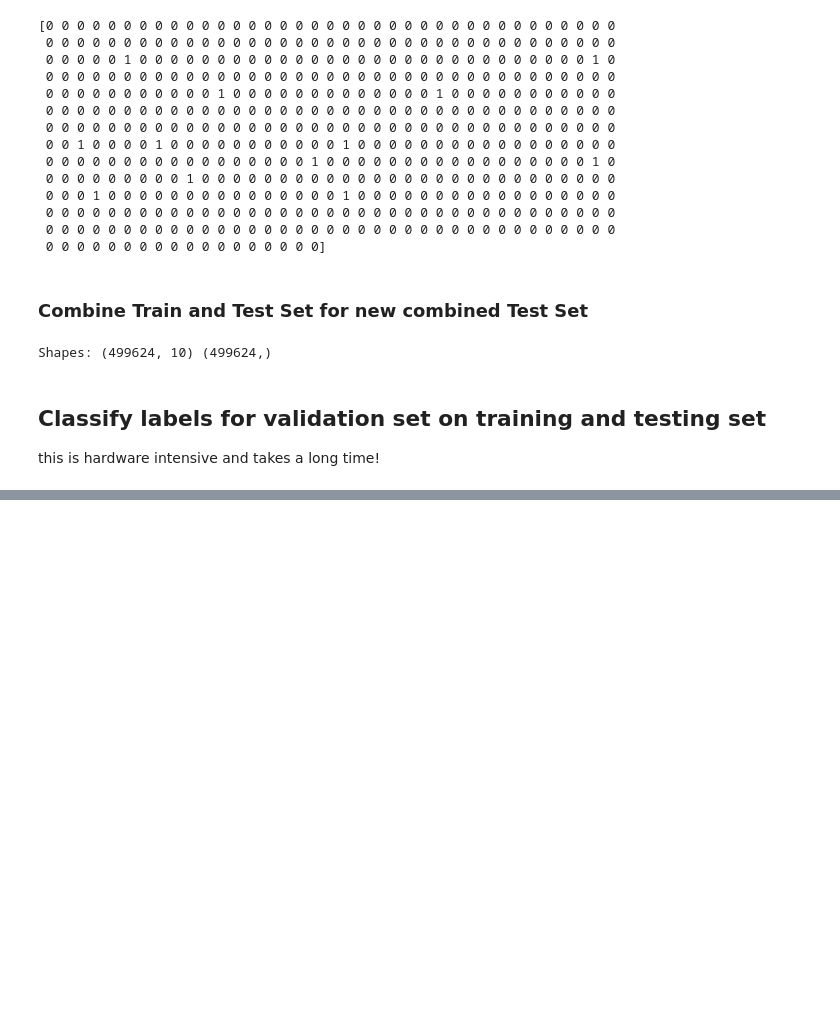
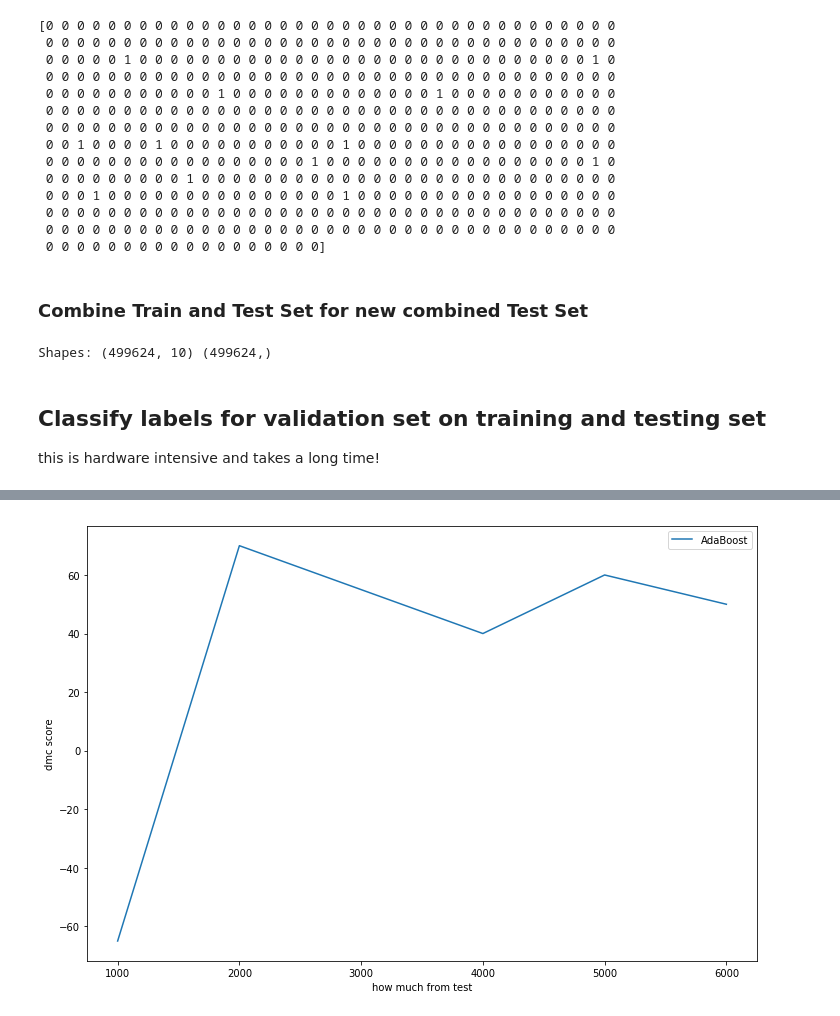
Before and after one commit to LackesLab/dmc2019, a Jupyter notebook: notebooks/semisupervised_learning_pseudo_labeling.ipynb, the cells around one changed output, grey strips where cells are left out. Saved outputs shown, nothing was run; the diff lists cells and outputs as text; code cells hidden in the pictures; blank space fills up the shorter version.

Commit message:
tested with a small training set size and added plot for evaluation

```diff
--- a/notebooks/semisupervised_learning_pseudo_labeling.ipynb
+++ b/notebooks/semisupervised_learning_pseudo_labeling.ipynb
@@ -68,8 +71,10 @@ X_train, X_val, X_test, y_train, y_val = df_train_X.values, df_val_X.values, df_
 ## Simple Classificator
 # %%
 def score_function(y_true, y_pred):
+  dmc = np.sum(metrics.confusion_matrix(y_true, y_pred)*np.array([[0, -25],[ -5, 5]])) #sklearn gives [[tn,fp],[fn,tp]]
   return (0 if all(y_pred == 0) else metrics.fbeta_score(y_true, y_pred, beta=2),
-          np.sum(metrics.confusion_matrix(y_true, y_pred)*np.array([[0, -25],[ -5, 5]])), #sklearn gives [[tn,fp],[fn,tp]]
+          dmc,
+          dmc/len(y_pred), #comparable relative score, the higher the better.
           metrics.confusion_matrix(y_true, y_pred).tolist())
 # %% [markdown]
 ##  Classify labels for validation set on training set
@@ -113,6 +118,3 @@ Shapes: (499624, 10) (499624,)
 # %% [markdown]
 ##  Classify labels for validation set on training and testing set
 this is hardware intensive and takes a long time!
-# %%
-# Now test inference with semi supervised learned new training dataset
-classifier_adb.fit(X_train_new, y_train_new)
@@ -122,0 +121,8 @@ TODO: Try [tpu sklearn xgboost ml engine](https://cloud.google.com/ml-engine/doc
+# %%
+# Now test inference with semi supervised learned new training dataset
+training_set_size = 6000    # maximum is X_test.shape[0], but we can use less for faster training.
+                            # TODO: when running on high perfomance CPU, please set to maximum.
+
+classifier_adb = AdaBoostClassifier(base_estimator=DecisionTreeClassifier(max_depth=3), n_estimators=500, algorithm='SAMME', random_state=1)
+classifier_adb.fit(X_train_new[0:training_set_size], y_train_new[0:training_set_size])  # training, this is slow and takes long
+print("AdaBoost", "\t", score_function(y_val, classifier_adb.predict(X_val)) )            # inference, fast
@@ -122,0 +136,17 @@ TODO: Try [tpu sklearn xgboost ml engine](https://cloud.google.com/ml-engine/doc
+# %%
+stepsize = 1000
+
+dmc_score = []
+for i in range(stepsize,training_set_size+1,stepsize):
+  classifier_adb = AdaBoostClassifier(base_estimator=DecisionTreeClassifier(max_depth=3), n_estimators=500, algorithm='SAMME', random_state=1)
+  classifier_adb.fit(X_train_new[0:i], y_train_new[0:i])  # training, this is slow and takes long
+  dmc_score.append(score_function(y_val, classifier_adb.predict(X_val))[1])
+
+plt.figure(figsize=(12, 8))
+plt.xlabel('how much from test')
+plt.ylabel('dmc score')
+plt.plot(range(stepsize,training_set_size+1,stepsize), dmc_score, label="AdaBoost")
+plt.legend()
+plt.show()
+# %% [output]
+[figure, added]
```
Also changed, not shown: parts of 9 cells of this notebook.
